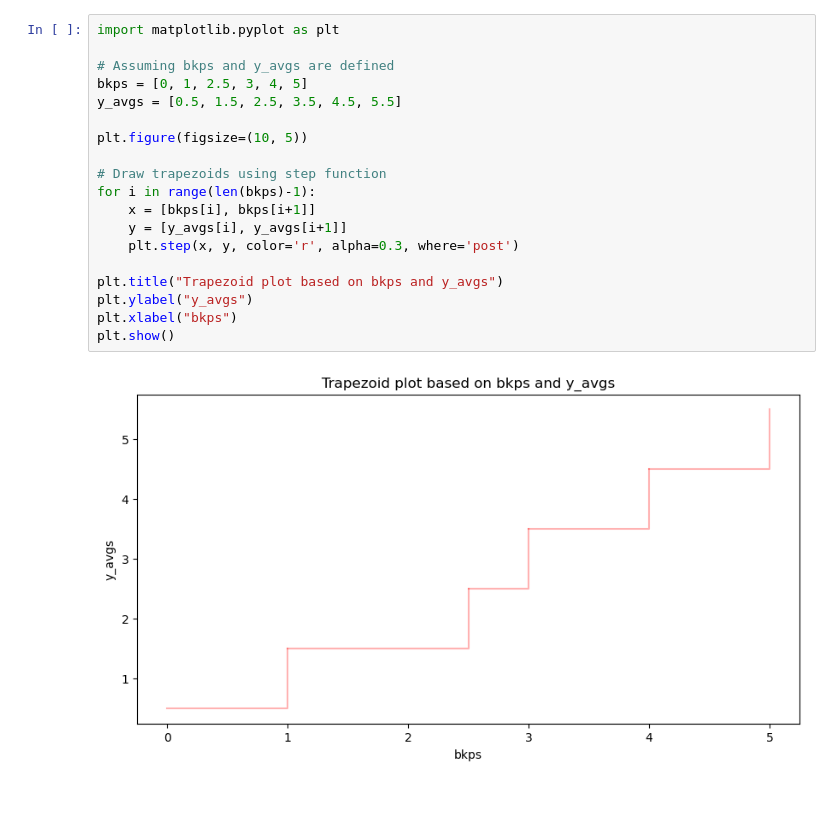
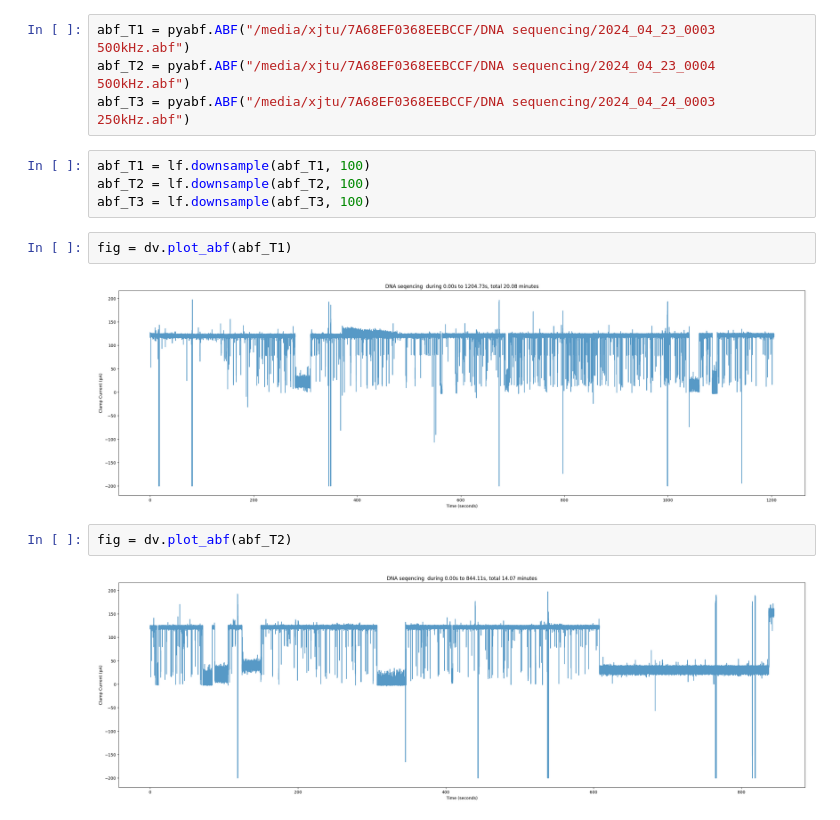
Before and after one commit to cimutianxin/DNA-sequencing, a Jupyter notebook: playground.ipynb, the cells around one changed output. Cells and saved outputs as stored; diff of their text form.

```diff
--- a/playground.ipynb
+++ b/playground.ipynb
@@ -49,21 +10,16 @@ rpt.display(signal, bkps, result)
-# %%
-import matplotlib.pyplot as plt
-
-# Assuming bkps and y_avgs are defined
-bkps = [0, 1, 2.5, 3, 4, 5]
-y_avgs = [0.5, 1.5, 2.5, 3.5, 4.5, 5.5]
-
-plt.figure(figsize=(10, 5))
-
-# Draw trapezoids using step function
-for i in range(len(bkps)-1):
-    x = [bkps[i], bkps[i+1]]
-    y = [y_avgs[i], y_avgs[i+1]]
-    plt.step(x, y, color='r', alpha=0.3, where='post')
-
-plt.title("Trapezoid plot based on bkps and y_avgs")
-plt.ylabel("y_avgs")
-plt.xlabel("bkps")
-plt.show()
-# %% [output]
-[figure, removed]
+# %%
+abf_T1 = pyabf.ABF("/media/xjtu/7A68EF0368EEBCCF/DNA sequencing/2024_04_23_0003 500kHz.abf")
+abf_T2 = pyabf.ABF("/media/xjtu/7A68EF0368EEBCCF/DNA sequencing/2024_04_23_0004 500kHz.abf")
+abf_T3 = pyabf.ABF("/media/xjtu/7A68EF0368EEBCCF/DNA sequencing/2024_04_24_0003 250kHz.abf")
+# %%
+abf_T1 = lf.downsample(abf_T1, 100)
+abf_T2 = lf.downsample(abf_T2, 100)
+abf_T3 = lf.downsample(abf_T3, 100)
+# %%
+fig = dv.plot_abf(abf_T1)
+# %% [output]
+[figure, added]
+# %%
+fig = dv.plot_abf(abf_T2)
+# %% [output]
+[figure, added]
```
Also changed, not shown: parts of 6 cells of this notebook, 8 other files.
